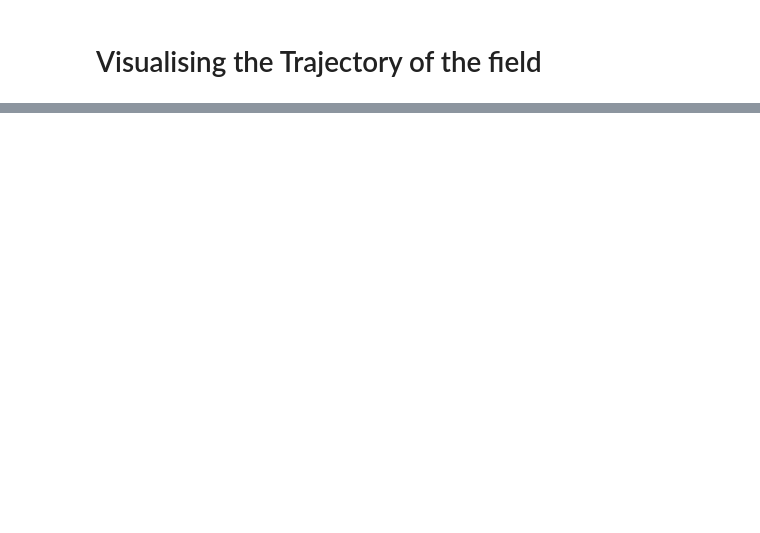
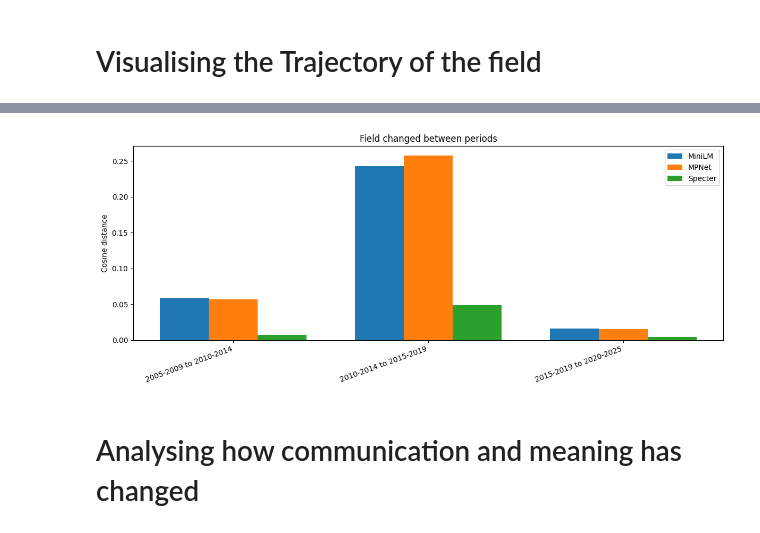
Before and after one commit to rohan-crypto/Text_Analytics_Team33_Task3, a Jupyter notebook: notebooks/SBERT_Nithya.ipynb, the cells around one changed output, grey strips where cells are left out. Cells and saved outputs as stored; diff of their text form; code cells hidden in the pictures; blank space fills up the shorter version.

```diff
--- a/notebooks/SBERT_Nithya.ipynb
+++ b/notebooks/SBERT_Nithya.ipynb
@@ -285,0 +519,16 @@ files.download('/content/trajectory_topics_nithya.png')
+# %%
+space_row = []
+
+for model_name,embdngs in embeddings_dict.items():
+    centroids = {}
+    for p in period_order:
+        mask = df['period'] == p
+        centroids[p] = embdngs[mask].mean(axis=0)
+    for i in range(len(period_order)-1):
+        p1 = period_order[i]
+        p2 = period_order[i+1]
+        cos_sim = manual_cossim(centroids[p1],centroids[p2])
+        space_row.append({'model':model_name,'period from':p1,'period to':p2,'distance':round(1-cos_sim,4)})
+
+space_table = pd.DataFrame(space_row)
+print(space_table)
@@ -285,0 +546,21 @@ files.download('/content/trajectory_topics_nithya.png')
+# %%
+transitions = [f"{period_order[i]} to {period_order[i+1]}" for i in range(len(period_order) - 1)]
+
+fig, ax = plt.subplots(figsize=(12,5))
+bar_width = 0.25
+x = np.arange(len(transitions))
+
+for i,model_name in enumerate(['MiniLM','MPNet','Specter']):
+    rows = space_table[space_table['model'] == model_name]
+    ax.bar(x+i*bar_width,rows['distance'].tolist(),bar_width,label=model_name)
+
+ax.set_xticks(x+bar_width)
+ax.set_xticklabels(transitions,rotation=20,ha='right')
+ax.set_ylabel('Cosine distance')
+ax.set_title('Field changed between periods')
+ax.legend()
+plt.tight_layout()
+plt.savefig('/content/field_changed_between_periods_nithya.png',dpi=150)
+files.download('/content/field_changed_between_periods_nithya.png')
+plt.show()
+# %% [output]
@@ -285,0 +569,3 @@ files.download('/content/trajectory_topics_nithya.png')
+[figure, added]
+# %% [markdown]
+# Analysing how communication and meaning has changed
```
Also changed, not shown: parts of 42 cells of this notebook, 4 other files.
